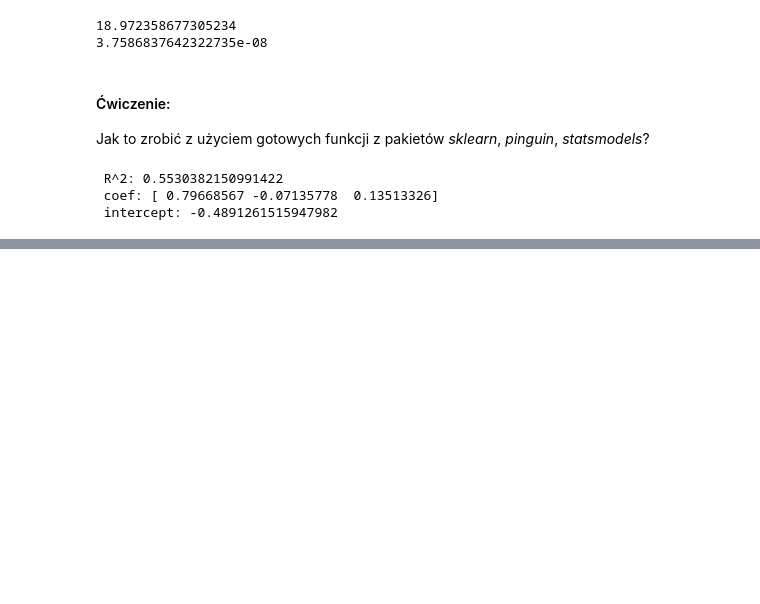
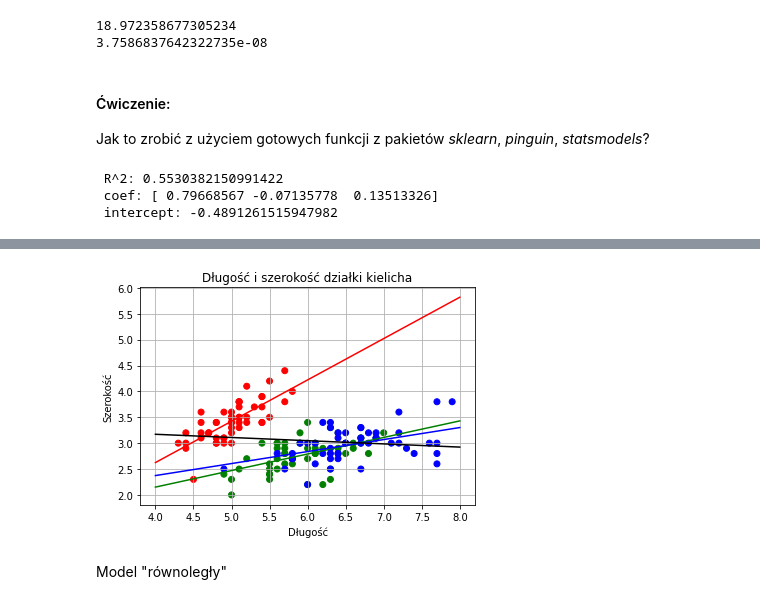
Before and after one commit to PiotrMaciejKowalski/kurs-analiza-danych-2022, a Jupyter notebook: Tydzień 3/Podstawy_analizy_danych.ipynb, the cells around one changed output, grey strips where cells are left out. Drawn from its saved outputs; the diff is of its cells as text; code cells hidden in the pictures; blank space fills up the shorter version.

```diff
--- a/Tydzień 3/Podstawy_analizy_danych.ipynb
+++ b/Tydzień 3/Podstawy_analizy_danych.ipynb
@@ -792,0 +866,11 @@ Notes:
+# %%
+model_s = ols("sw ~ sl", data = df[df['Spec'] == 's'])
+results_s = model_s.fit()
+model_c = ols("sw ~ sl", data = df[df['Spec'] == 'c'])
+results_c = model_c.fit()
+model_v = ols("sw ~ sl", data = df[df['Spec'] == 'v'])
+results_v = model_v.fit()
+
+model_all = ols("sw ~ sl", data = df)
+results_all = model_all.fit()
+results_all.summary()
@@ -792,0 +897,26 @@ Notes:
+# %%
+pplot.figure()
+pplot.title("Długość i szerokość działki kielicha")
+pplot.xlabel("Długość")
+pplot.ylabel("Szerokość")
+
+colorm = {'s': "r", 'c': "g", 'v': "b"}
+pplot.scatter(df['sl'], df['sw'], c=[colorm[x] for x in df['Spec']] )
+
+df_tmp = pd.DataFrame({'sl':[4, 8]})
+y = results_s.predict(df_tmp)
+pplot.plot([4,8], y, "r-")
+y = results_c.predict(df_tmp)
+pplot.plot([4,8], y, "g-")
+y = results_v.predict(df_tmp)
+pplot.plot([4,8], y, "b-")
+y = results_all.predict(df_tmp)
+pplot.plot([4,8], y, "k-")
+
+
+pplot.grid(True)
+pplot.show()
+# %% [output]
+[figure, added]
+# %% [markdown]
+Model "równoległy"
```
Also changed, not shown: parts of 14 cells of this notebook.
